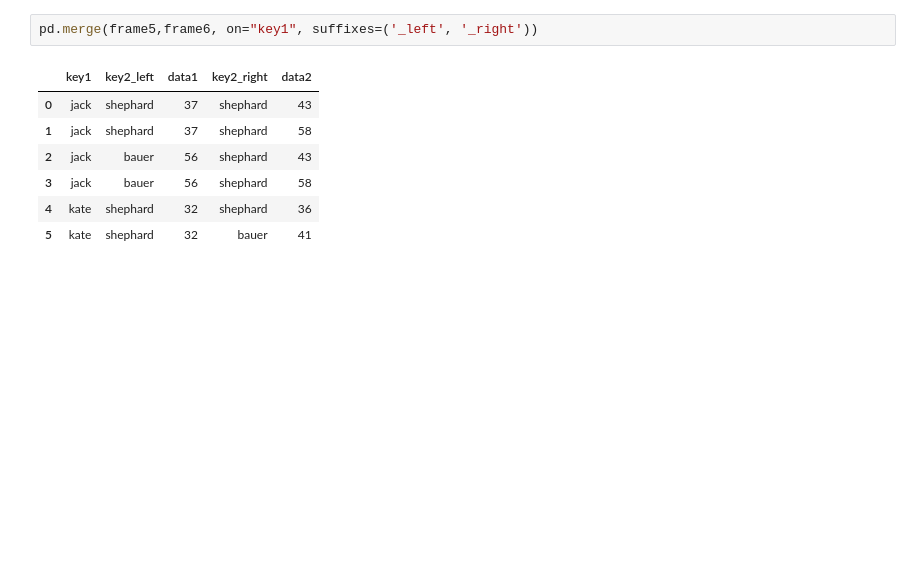
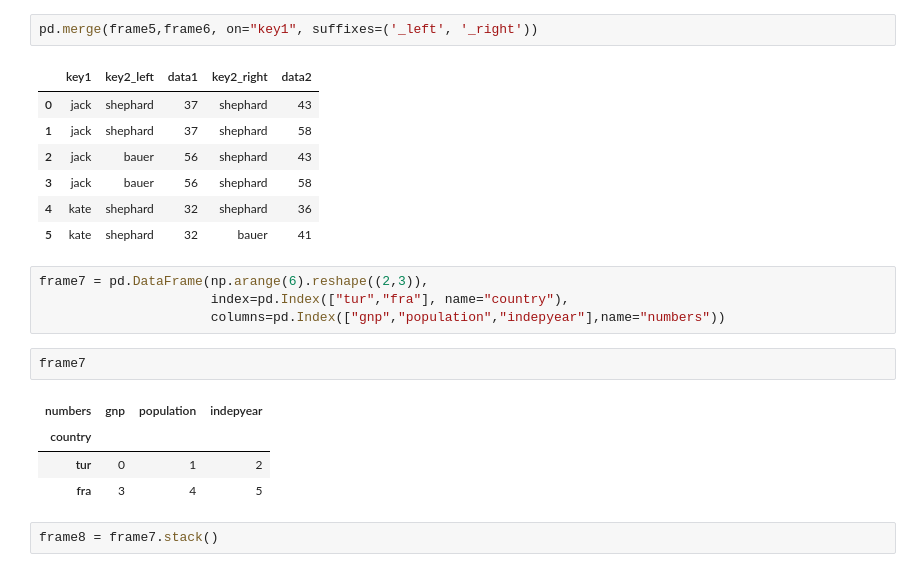
Before and after one commit to deepcloudlabs/dcl702-2020-sep-16, a Jupyter notebook: module07-combining.joining.reshaping.data/exercises.ipynb, the cells around one changed output. Drawn from its saved outputs; the diff is of its cells as text; blank space fills up the shorter version.

```diff
--- a/module07-combining.joining.reshaping.data/exercises.ipynb
+++ b/module07-combining.joining.reshaping.data/exercises.ipynb
@@ -177,3 +177,16 @@ pd.merge(frame5,frame6, on="key1", suffixes=('_left', '_right'))
 | 3 | jack | bauer | 56 | shephard | 58 |
 | 4 | kate | shephard | 32 | shephard | 36 |
 | 5 | kate | shephard | 32 | bauer | 41 |
+# %%
+frame7 = pd.DataFrame(np.arange(6).reshape((2,3)),
+                      index=pd.Index(["tur","fra"], name="country"),
+                      columns=pd.Index(["gnp","population","indepyear"],name="numbers"))
+# %%
+frame7
+# %% [output]
+| numbers | gnp | population | indepyear |
+| country |  |  |  |
+| tur | 0 | 1 | 2 |
+| fra | 3 | 4 | 5 |
+# %%
+frame8 = frame7.stack()
```
Also changed, not shown: parts of 12 cells of this notebook, 2 other files.
